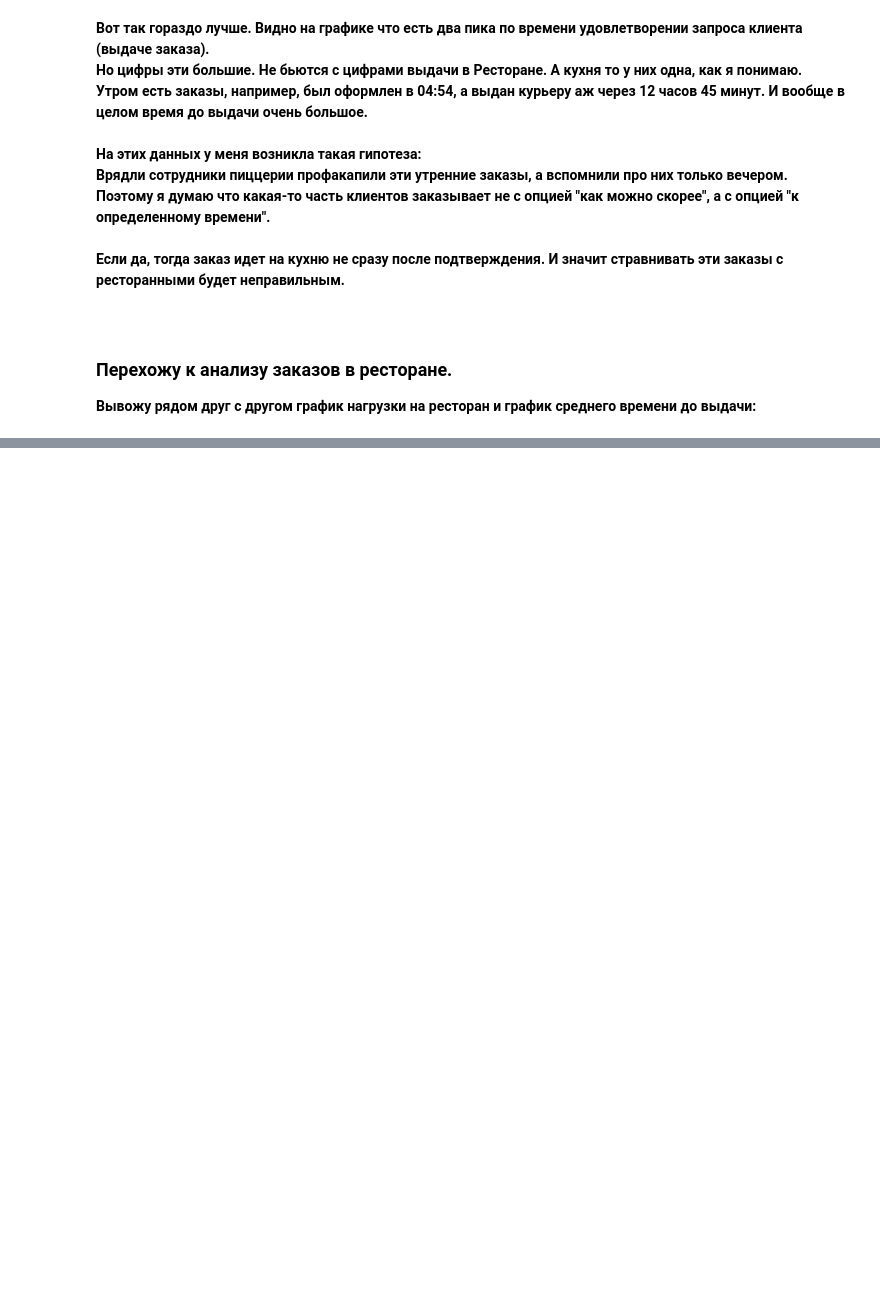
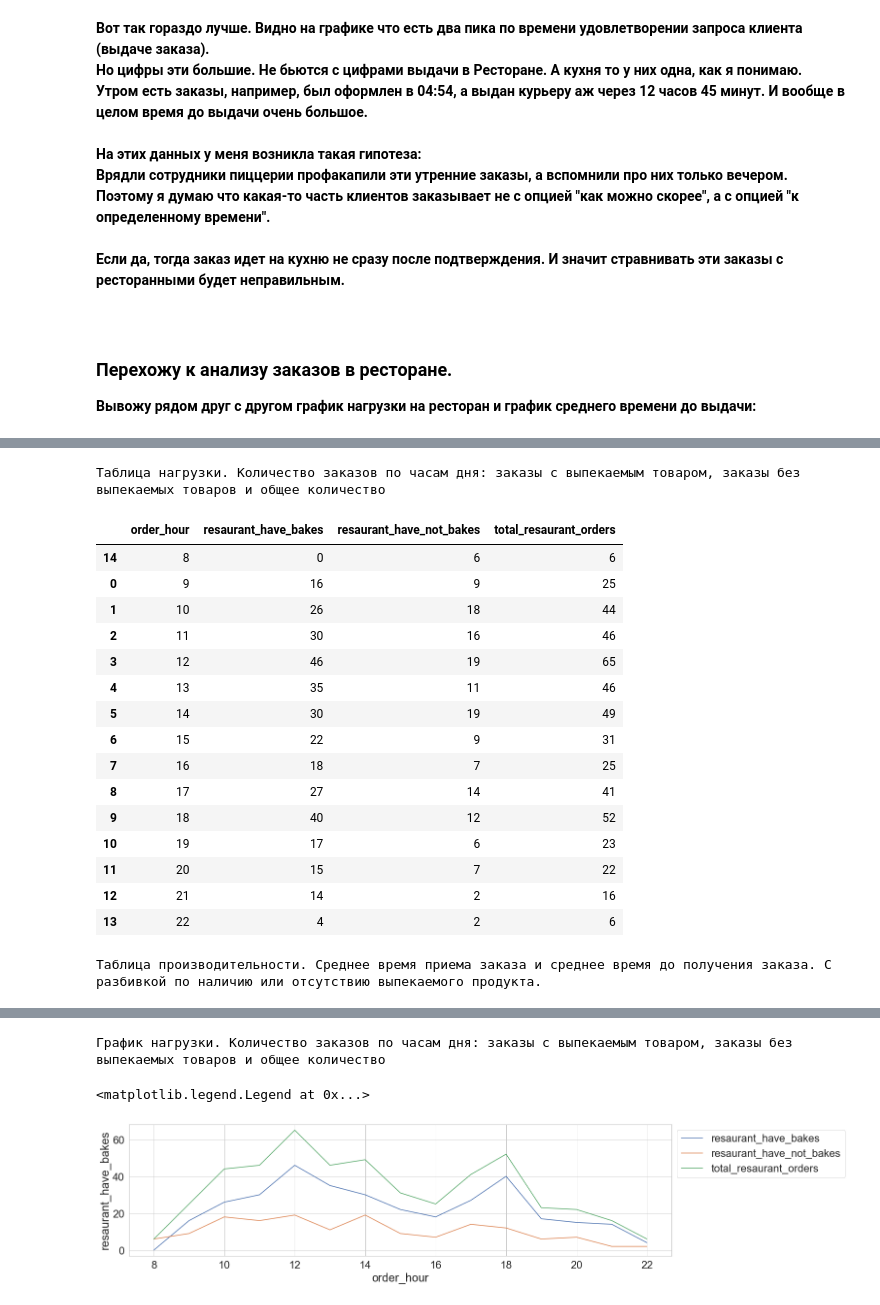
Before and after one commit to trscod/data_analysis_python_pizzeria_customer_loyality, a Jupyter notebook: Отчет по интро-задаче.ipynb, the cells around one changed output, grey strips where cells are left out. Drawn from its saved outputs; the diff is of its cells as text; code cells hidden in the pictures; blank space fills up the shorter version.

```diff
--- a/Отчет по интро-задаче.ipynb
+++ b/Отчет по интро-задаче.ipynb
@@ -423,0 +463,63 @@ __В графике нагрузки видно что есть два пико
+# %%
+avg_time_restaurant_have_bakes = resaurant_have_bakes\
+    .groupby(['orderid','order_hour'], as_index=False) \
+    .agg({'processing_time': 'max','time_to_complete': 'max'})\
+    .groupby('order_hour', as_index=False) \
+    .agg({'processing_time': 'mean','time_to_complete': 'mean'})
+avg_time_restaurant_have_bakes['processing_time'] = round(avg_time_restaurant_have_bakes.processing_time.dt.total_seconds())
+avg_time_restaurant_have_bakes['time_to_complete'] = round(avg_time_restaurant_have_bakes.time_to_complete.dt.total_seconds())
+avg_time_restaurant_have_bakes.rename(columns={'processing_time':'avg_processing_time_restaurant_have_bakes'}, inplace=True)
+avg_time_restaurant_have_bakes.rename(columns={'time_to_complete':'avg_time_to_complete_restaurant_have_bakes'}, inplace=True)
+# display(avg_time_restaurant_have_bakes)
+
+avg_time_restaurant_have_not_bakes = resaurant_have_not_bakes\
+    .groupby(['orderid','order_hour'], as_index=False) \
+    .agg({'processing_time': 'max','time_to_complete': 'max'})\
+    .groupby('order_hour', as_index=False) \
+    .agg({'processing_time': 'mean','time_to_complete': 'mean'})
+avg_time_restaurant_have_not_bakes['processing_time'] = round(avg_time_restaurant_have_not_bakes.processing_time.dt.total_seconds())
+avg_time_restaurant_have_not_bakes['time_to_complete'] = round(avg_time_restaurant_have_not_bakes.time_to_complete.dt.total_seconds())
+avg_time_restaurant_have_not_bakes.rename(columns={'processing_time':'avg_processing_time_restaurant_have_not_bakes'}, inplace=True)
+avg_time_restaurant_have_not_bakes.rename(columns={'time_to_complete':'avg_time_to_complete_restaurant_have_not_bakes'}, inplace=True)
+# display(avg_time_restaurant_have_not_bakes)
+
+avg_time_restaurant_by_bakes = avg_time_restaurant_have_bakes.merge(avg_time_restaurant_have_not_bakes[['order_hour','avg_processing_time_restaurant_have_not_bakes','avg_time_to_complete_restaurant_have_not_bakes']], how='outer', on=['order_hour'])
+avg_time_restaurant_by_bakes = avg_time_restaurant_by_bakes.fillna(0).astype('int64', errors='raise')
+print (' ')
+print (' ')
+print (' ')
+print ('Таблица нагрузки. Количество заказов по часам дня: заказы с выпекаемым товаром, заказы без выпекаемых товаров и общее количество')
+display(volume_all_orders_by_bakes.sort_values(by='order_hour', ascending=True))
+print (' ')
+print (' ')
+print (' ')
+print ('Таблица производительности. Среднее время приема заказа и среднее время до получения заказа. С разбивкой по наличию или отсутствию выпекаемого продукта.')
+display(avg_time_restaurant_by_bakes.sort_values(by='order_hour', ascending=True))
+print (' ')
+print (' ')
+print (' ')
+print ('График нагрузки. Количество заказов по часам дня: заказы с выпекаемым товаром, заказы без выпекаемых товаров и общее количество')
+plt.figure(figsize=(20, 5))
+sns.lineplot(data=volume_all_orders_by_bakes, x="order_hour", y="resaurant_have_bakes")
+sns.lineplot(data=volume_all_orders_by_bakes, x="order_hour", y="resaurant_have_not_bakes")
+sns.lineplot(data=volume_all_orders_by_bakes, x="order_hour", y="total_resaurant_orders")
+plt.legend(labels=["resaurant_have_bakes","resaurant_have_not_bakes","total_resaurant_orders"], loc = 2, bbox_to_anchor = (1,1))
+# %% [output]
+Таблица нагрузки. Количество заказов по часам дня: заказы с выпекаемым товаром, заказы без выпекаемых товаров и общее количество
+|  | order_hour | resaurant_have_bakes | resaurant_have_not_bakes | total_resaurant_orders |
+| 14 | 8 | 0 | 6 | 6 |
+| 0 | 9 | 16 | 9 | 25 |
+| 1 | 10 | 26 | 18 | 44 |
+| 2 | 11 | 30 | 16 | 46 |
+| 3 | 12 | 46 | 19 | 65 |
+| 4 | 13 | 35 | 11 | 46 |
+| 5 | 14 | 30 | 19 | 49 |
+| 6 | 15 | 22 | 9 | 31 |
+| 7 | 16 | 18 | 7 | 25 |
+| 8 | 17 | 27 | 14 | 41 |
+| 9 | 18 | 40 | 12 | 52 |
+| 10 | 19 | 17 | 6 | 23 |
+| 11 | 20 | 15 | 7 | 22 |
+| 12 | 21 | 14 | 2 | 16 |
+| 13 | 22 | 4 | 2 | 6 |
+Таблица производительности. Среднее время приема заказа и среднее время до получения заказа. С разбивкой по наличию или отсутствию выпекаемого продукта.
@@ -423,0 +542,3 @@ __В графике нагрузки видно что есть два пико
+График нагрузки. Количество заказов по часам дня: заказы с выпекаемым товаром, заказы без выпекаемых товаров и общее количество
+<matplotlib.legend.Legend at 0x...>
+[figure, added]
```
Also changed, not shown: parts of 12 cells of this notebook.
